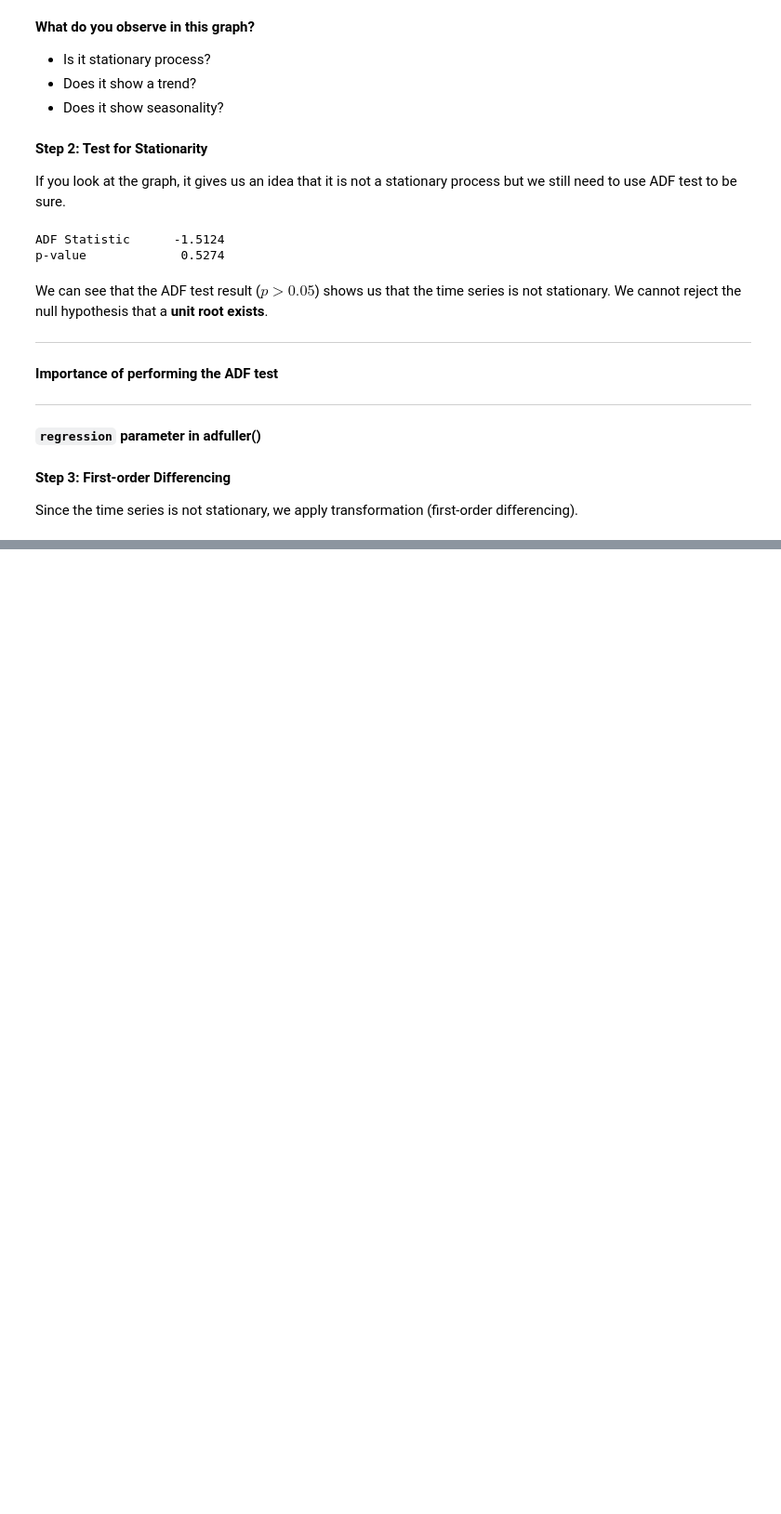
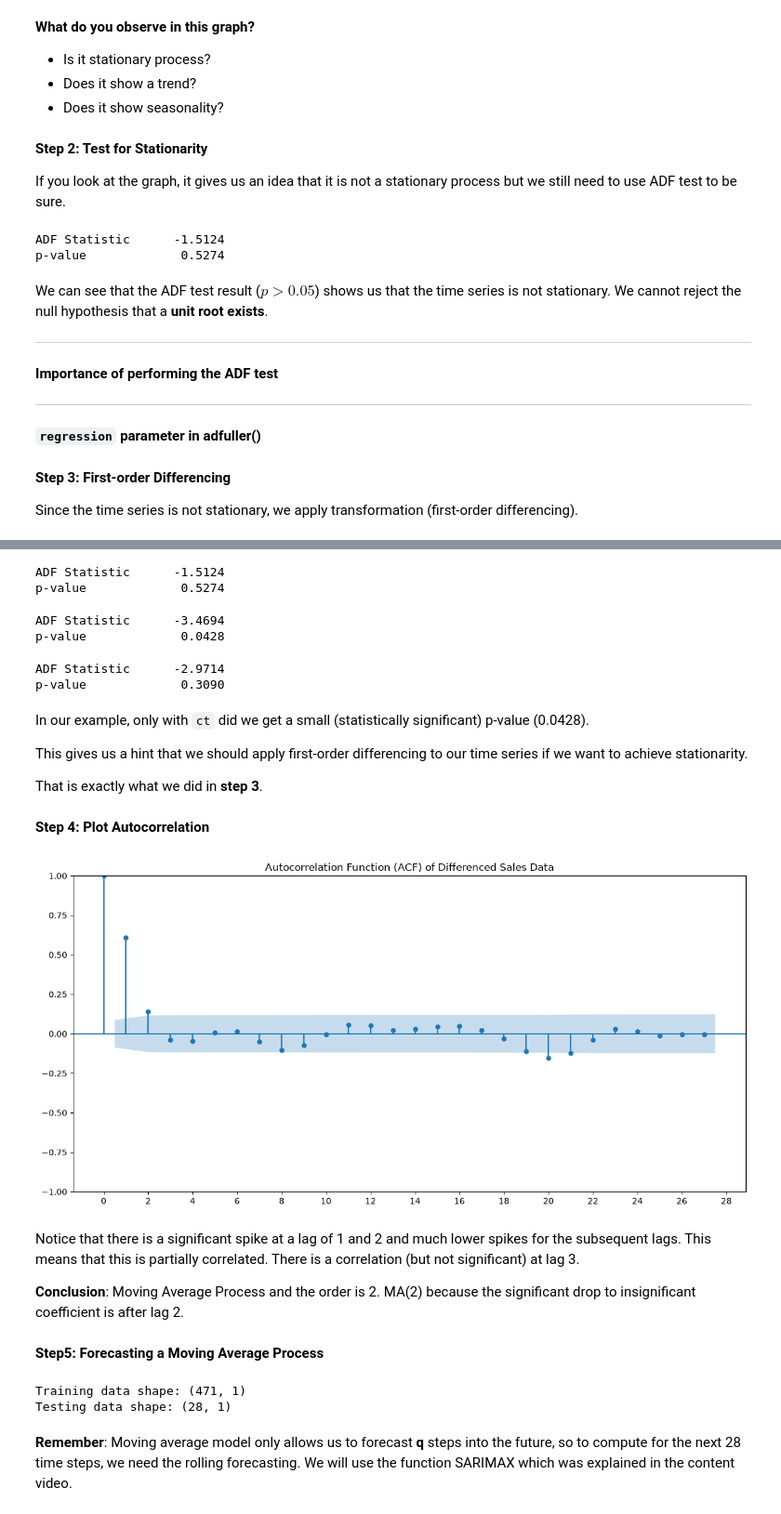
Before and after one commit to michaelhudson2205/INFO3022_Practicals, a Jupyter notebook: P4_2_Moving_Average.ipynb, the cells around one changed output, grey strips where cells are left out. Shown at 93% size. Drawn from its saved outputs; the diff is of its cells as text; code cells hidden in the pictures; blank space fills up the shorter version.

```diff
--- a/P4_2_Moving_Average.ipynb
+++ b/P4_2_Moving_Average.ipynb
@@ -121,0 +169,66 @@ Since the time series is not stationary, we apply transformation (first-order di
+# %%
+# Test for stationarity of the original data (order 0: c)
+ADF_result = adfuller(df['Sales'])
+print(f'{"ADF Statistic":<15} {ADF_result[0]:>10.4f}')
+print(f'{"p-value":<15} {ADF_result[1]:>10.4f}')
+# %% [output]
+ADF Statistic      -1.5124
+p-value             0.5274
+# %%
+# Test for stationarity of the original data (order 1: ct)
+ADF_result = adfuller(df['Sales'], regression='ct')
+print(f'{"ADF Statistic":<15} {ADF_result[0]:>10.4f}')
+print(f'{"p-value":<15} {ADF_result[1]:>10.4f}')
+# %% [output]
+ADF Statistic      -3.4694
+p-value             0.0428
+# %%
+# Test for stationarity of the original data (order 2: ctt)
+ADF_result = adfuller(df['Sales'], regression='ctt')
+print(f'{"ADF Statistic":<15} {ADF_result[0]:>10.4f}')
+print(f'{"p-value":<15} {ADF_result[1]:>10.4f}')
+# %% [output]
+ADF Statistic      -2.9714
+p-value             0.3090
+# %% [markdown]
+In our example, only with `ct` did we get a small (statistically significant) p-value (0.0428).
+
+This gives us a hint that we should apply first-order differencing to our time series if we want to achieve stationarity.
+
+That is exactly what we did in **step 3**.
+# %% [markdown]
+**Step 4: Plot Autocorrelation**
+# %%
+# The number of lags determine the range of values on the x-axis of the ACF and PACF plots.
+fig, ax = plt.subplots(figsize=(12, 6))
+plot_acf(sales_diff, ax=ax)
+plt.title('Autocorrelation Function (ACF) of Differenced Sales Data')
+plt.xticks(
+    [0,2,4,6,8,10,12,14,16,18,20,22,24,26,28],
+    ['0','2','4','6','8','10','12','14','16','18','20','22','24','26','28']
+)
+plt.tight_layout()
+plt.show()
+# %% [output]
+[figure, added]
+# %% [markdown]
+Notice that there is a significant spike at a lag of 1 and 2 and much lower spikes for the subsequent lags. This means that this is partially correlated. There is a correlation (but not significant) at lag 3.
+
+**Conclusion**: Moving Average Process and the order is 2. MA(2) because the significant drop to insignificant coefficient is after lag 2.
+# %% [markdown]
+**Step5: Forecasting a Moving Average Process**
+# %%
+df_diff = pd.DataFrame({'sales_diff': sales_diff}, index=df.index[1:])
+
+# We want to forecast the next 4 weeks of sales, so we will use the last 28 days of data to fit our model.
+# 4 weeks x 7 days = 28 days
+train = df_diff[:-28]
+test = df_diff[-28:]
+
+print(f'Training data shape: {train.shape}')
+print(f'Testing data shape: {test.shape}')
+# %% [output]
+Training data shape: (471, 1)
+Testing data shape: (28, 1)
+# %% [markdown]
+**Remember**: Moving average model only allows us to forecast **q** steps into the future, so to compute for the next 28 time steps, we need the rolling forecasting. We will use the function SARIMAX which was explained in the content video.
```
Also changed, not shown: parts of 8 cells of this notebook.
